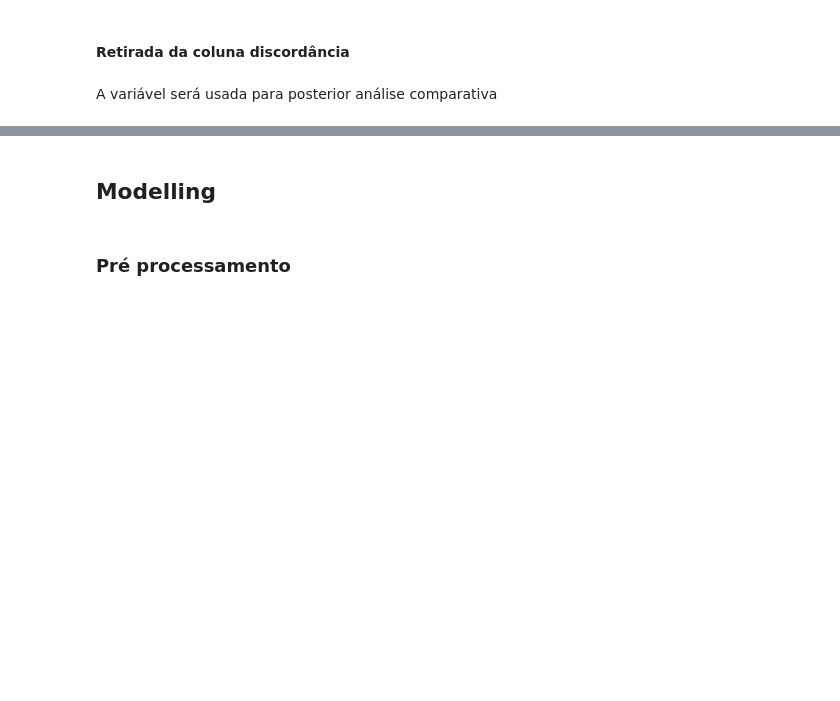
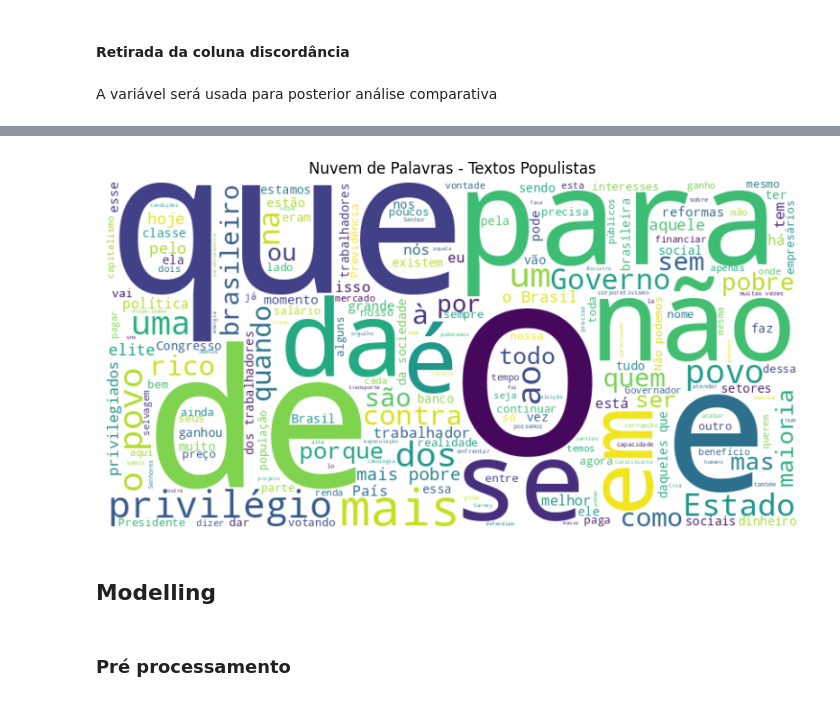
Before and after one commit to antonionipo/Data-analysis-for-populism-in-presidential-speeches, a Jupyter notebook: data_analysis_for_populism_in_presidential_speeches.ipynb, the cells around one changed output, grey strips where cells are left out. Cells and saved outputs as stored; diff of their text form; code cells hidden in the pictures; blank space fills up the shorter version.

```diff
--- a/data_analysis_for_populism_in_presidential_speeches.ipynb
+++ b/data_analysis_for_populism_in_presidential_speeches.ipynb
@@ -215,3 +261,14 @@ populista.head()
+# %%
+# Nuvem de palavras para textos populistas
+populist_texts = ' '.join(populista[populista['populismo'] == True]['frases'])
+wordcloud = WordCloud(width=800, height=400, background_color='white').generate(populist_texts)
+plt.figure(figsize=(10, 5))
+plt.imshow(wordcloud, interpolation='bilinear')
+plt.axis('off')
+plt.title('Nuvem de Palavras - Textos Populistas')
+plt.show()
+# %% [output]
+[figure, added]
 # %% [markdown]
 ## Modelling
 # %% [markdown]
```
Also changed, not shown: parts of 25 cells of this notebook.
